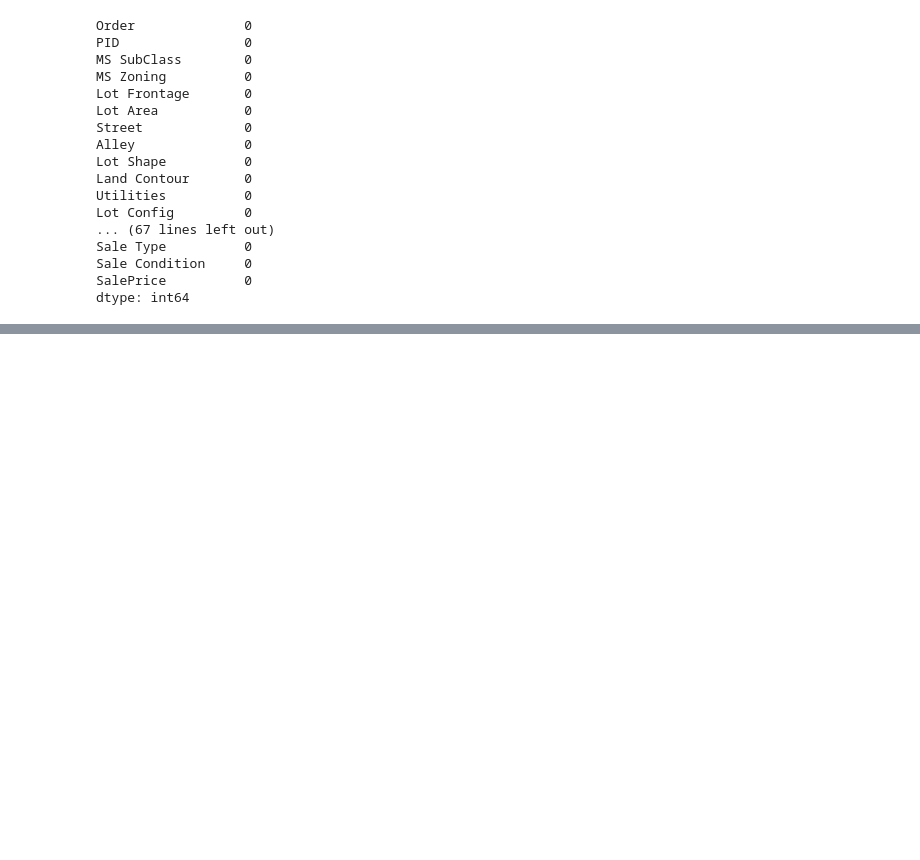
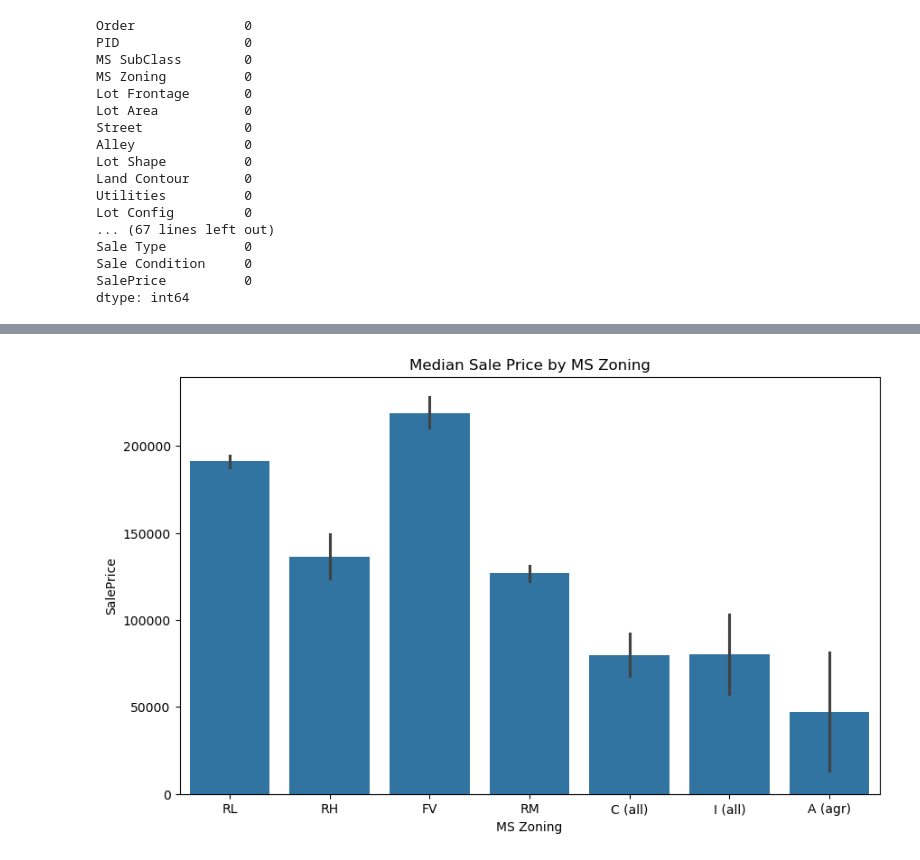
Before and after one commit to Sandeep20013/AI-Learning-Tracking, a Jupyter notebook: Projects/Ames Housing Prediction/Ames Housing Price Prediction.ipynb, the cells around one changed output, grey strips where cells are left out. Cells and saved outputs as stored; diff of their text form; code cells hidden in the pictures; blank space fills up the shorter version.

```diff
--- a/Projects/Ames Housing Prediction/Ames Housing Price Prediction.ipynb
+++ b/Projects/Ames Housing Prediction/Ames Housing Price Prediction.ipynb
@@ -385,0 +390,8 @@ dtype: int64
+# %%
+# Plot to check if 'MS Zoning' has any effect on Sale Price
+plt.figure(figsize=(10, 6))
+sns.barplot(x=df['MS Zoning'], y=df['SalePrice'], estimator=np.mean)
+plt.title('Median Sale Price by MS Zoning')
+plt.show()
+# %% [output]
+[figure, added]
```
Also changed, not shown: parts of 14 cells of this notebook.
